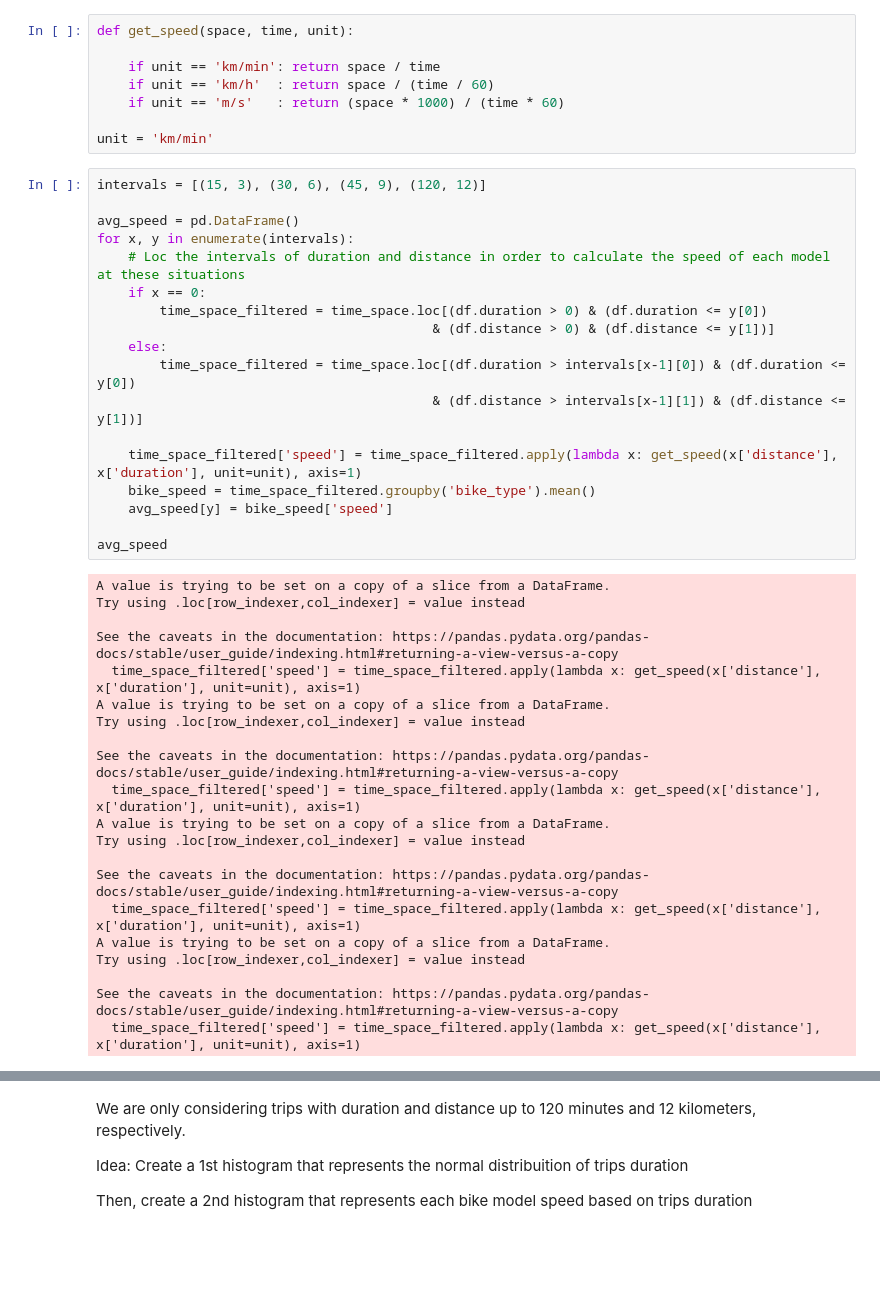
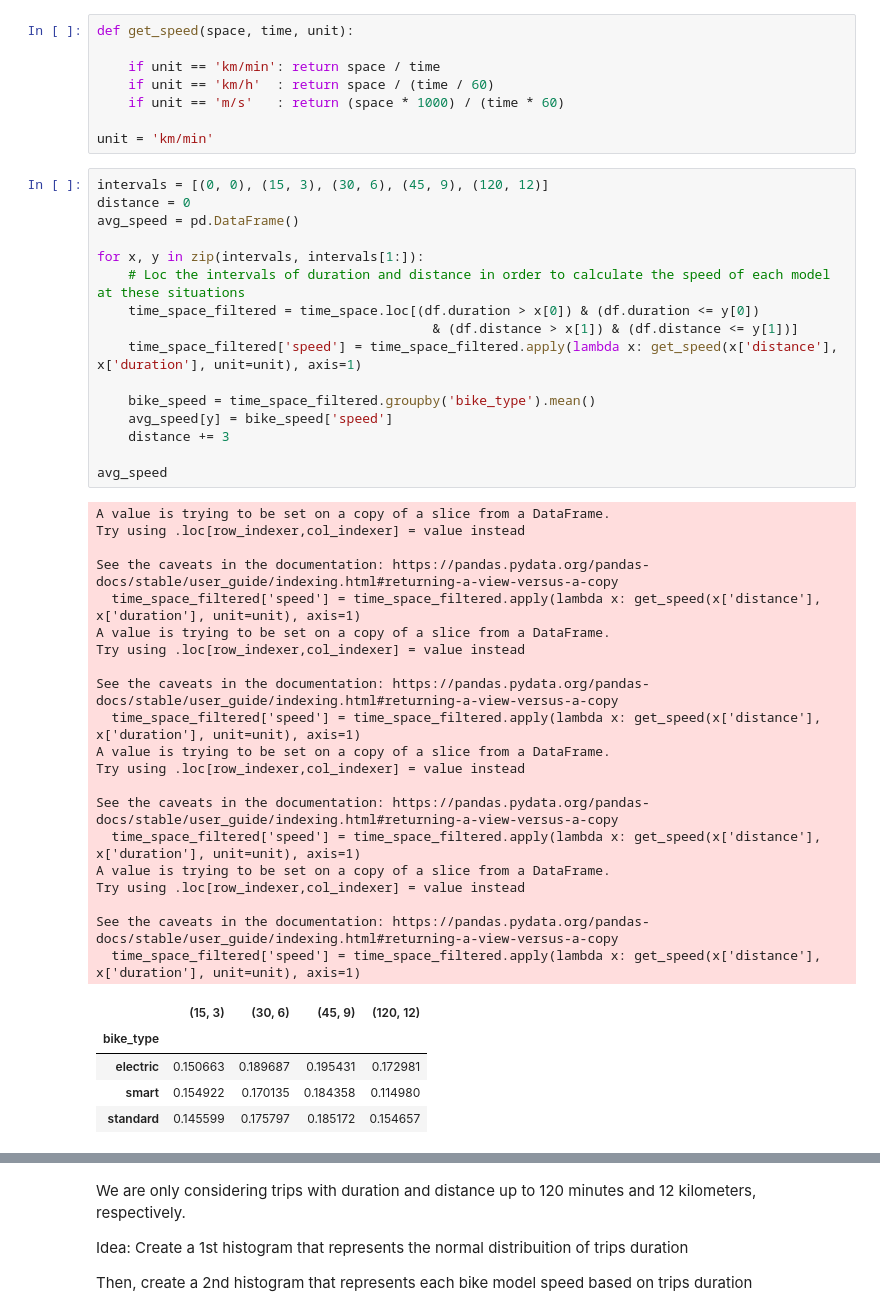
Before and after one commit to jvcanavarro/MetroBike, a Jupyter notebook: notebooks/main.ipynb, the cells around one changed output, grey strips where cells are left out. Drawn from its saved outputs; the diff is of its cells as text; blank space fills up the shorter version.

```diff
--- a/notebooks/main.ipynb
+++ b/notebooks/main.ipynb
@@ -119,44 +143,47 @@ def get_speed(space, time, unit):
 
 unit = 'km/min'
 # %%
-intervals = [(15, 3), (30, 6), (45, 9), (120, 12)]
+intervals = [(0, 0), (15, 3), (30, 6), (45, 9), (120, 12)]
+distance = 0
+avg_speed = pd.DataFrame()
 
-avg_speed = pd.DataFrame()
-for x, y in enumerate(intervals):
+for x, y in zip(intervals, intervals[1:]):
     # Loc the intervals of duration and distance in order to calculate the speed of each model at these situations
-    if x == 0:
-        time_space_filtered = time_space.loc[(df.duration > 0) & (df.duration <= y[0])
-                                           & (df.distance > 0) & (df.distance <= y[1])]
-    else:
-        time_space_filtered = time_space.loc[(df.duration > intervals[x-1][0]) & (df.duration <= y[0])
-                                           & (df.distance > intervals[x-1][1]) & (df.distance <= y[1])]
+    time_space_filtered = time_space.loc[(df.duration > x[0]) & (df.duration <= y[0])
+                                           & (df.distance > x[1]) & (df.distance <= y[1])]
+    time_space_filtered['speed'] = time_space_filtered.apply(lambda x: get_speed(x['distance'], x['duration'], unit=unit), axis=1)
 
-    time_space_filtered['speed'] = time_space_filtered.apply(lambda x: get_speed(x['distance'], x['duration'], unit=unit), axis=1)
     bike_speed = time_space_filtered.groupby('bike_type').mean()
     avg_speed[y] = bike_speed['speed']
+    distance += 3
 
 avg_speed
 # %% [output]
 A value is trying to be set on a copy of a slice from a DataFrame.
 Try using .loc[row_indexer,col_indexer] = value instead
 
 See the caveats in the documentation: https://pandas.pydata.org/pandas-docs/stable/user_guide/indexing.html#returning-a-view-versus-a-copy
   time_space_filtered['speed'] = time_space_filtered.apply(lambda x: get_speed(x['distance'], x['duration'], unit=unit), axis=1)
 A value is trying to be set on a copy of a slice from a DataFrame.
 Try using .loc[row_indexer,col_indexer] = value instead
 
 See the caveats in the documentation: https://pandas.pydata.org/pandas-docs/stable/user_guide/indexing.html#returning-a-view-versus-a-copy
   time_space_filtered['speed'] = time_space_filtered.apply(lambda x: get_speed(x['distance'], x['duration'], unit=unit), axis=1)
 A value is trying to be set on a copy of a slice from a DataFrame.
 Try using .loc[row_indexer,col_indexer] = value instead
 
 See the caveats in the documentation: https://pandas.pydata.org/pandas-docs/stable/user_guide/indexing.html#returning-a-view-versus-a-copy
   time_space_filtered['speed'] = time_space_filtered.apply(lambda x: get_speed(x['distance'], x['duration'], unit=unit), axis=1)
 A value is trying to be set on a copy of a slice from a DataFrame.
 Try using .loc[row_indexer,col_indexer] = value instead
 
 See the caveats in the documentation: https://pandas.pydata.org/pandas-docs/stable/user_guide/indexing.html#returning-a-view-versus-a-copy
   time_space_filtered['speed'] = time_space_filtered.apply(lambda x: get_speed(x['distance'], x['duration'], unit=unit), axis=1)
+|  | (15, 3) | (30, 6) | (45, 9) | (120, 12) |
+| bike_type |  |  |  |  |
+| electric | 0.150663 | 0.189687 | 0.195431 | 0.172981 |
+| smart | 0.154922 | 0.170135 | 0.184358 | 0.114980 |
+| standard | 0.145599 | 0.175797 | 0.185172 | 0.154657 |
 # %%
 # Calculate average speed of each bike model
 
```
Also changed, not shown: parts of 10 cells of this notebook.
